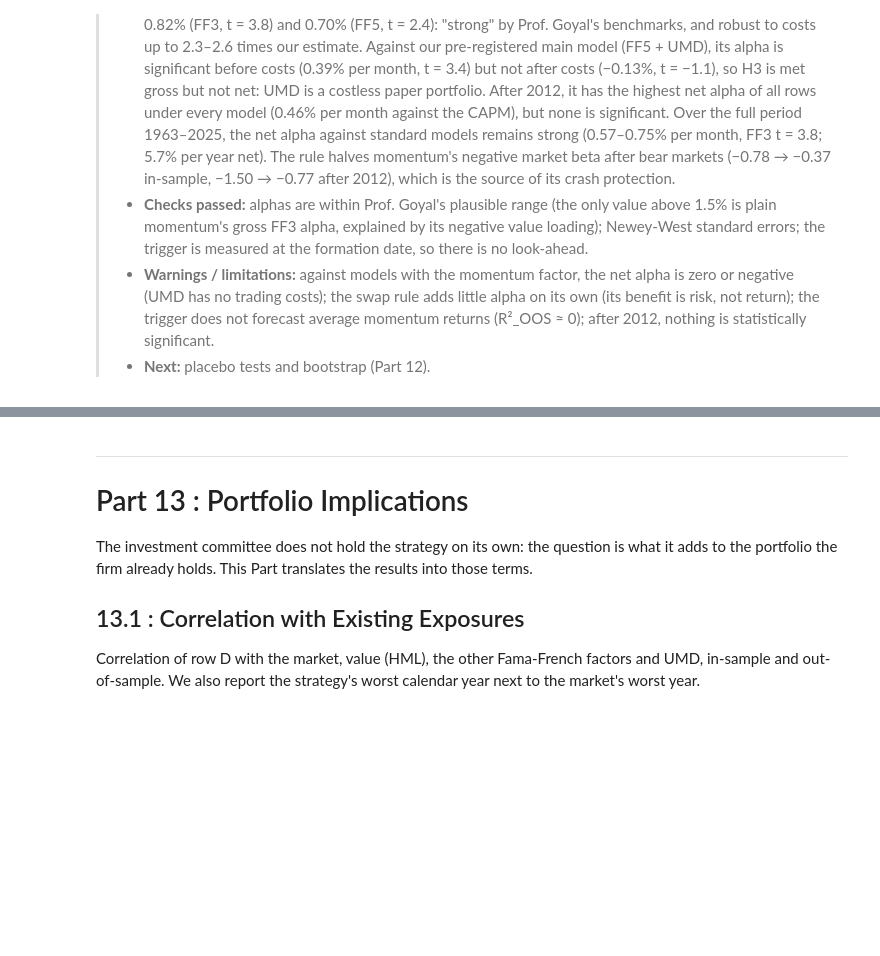
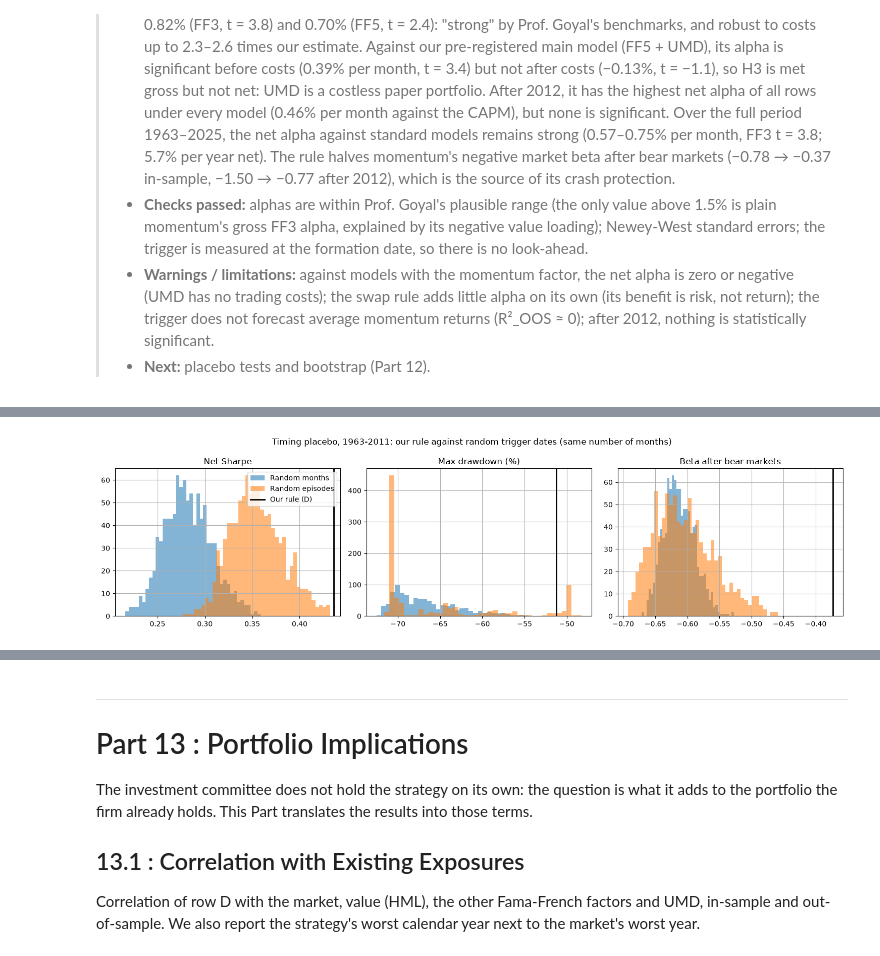
Before and after one commit to olol2/AppliedInvestments, a Jupyter notebook: Momentum_Robust_Notebook.ipynb, the cells around one changed output, grey strips where cells are left out. Saved outputs shown, nothing was run; the diff lists cells and outputs as text; code cells hidden in the pictures; blank space fills up the shorter version.

```diff
--- a/Momentum_Robust_Notebook.ipynb
+++ b/Momentum_Robust_Notebook.ipynb
@@ -2904,0 +2976,84 @@ Keep the same number of triggered months but place them at random dates, then re
+# %%
+def run_lengths(x):
+    x = np.asarray(x).astype(int)
+    starts = np.r_[0, np.flatnonzero(np.diff(x)) + 1]
+    return x[starts], np.diff(np.r_[starts, len(x)])
+
+def episode_shuffle(x, rng_):
+    """Reshuffle the lengths of 'on' episodes and of 'off' gaps, keeping their number and total."""
+    vals, lens = run_lengths(x)
+    on, off = rng_.permutation(lens[vals == 1]), rng_.permutation(lens[vals == 0])
+    if len(on) == 0:
+        return np.asarray(x).copy()
+    cur = 1 if len(on) > len(off) else 0 if len(off) > len(on) else int(rng_.integers(2))
+    seq, i_on, i_off = [], 0, 0
+    while i_on < len(on) or i_off < len(off):
+        if cur == 1:
+            seq.append(np.ones(on[i_on], int)); i_on += 1
+        else:
+            seq.append(np.zeros(off[i_off], int)); i_off += 1
+        cur = 1 - cur
+    return np.concatenate(seq)
+
+def timing_placebo(start, end, n_sim=N_SIM, seed=SEED + 1):
+    rng_p = np.random.default_rng(seed)
+    sel = (H >= start) & (H <= end)
+    p_true, prev_first = p_true_all[sel], p_prev_all[sel][0]
+    C = COST_PAIRS[sel]
+    rl, rs, rm = r_long.to_numpy()[sel], r_short.to_numpy()[sel], r_mkt.to_numpy()[sel]
+    mkt = factors["mkt_rf"].reindex(H).to_numpy()[sel]
+    bear_h = to_holding(bear)[sel]
+    X_pinv = np.linalg.pinv(np.column_stack([np.ones(sel.sum()), mkt, bear_h * mkt]))   # conditional beta (11.3)
+
+    def evaluate(P):
+        P_prev = np.vstack([np.full((1, P.shape[1]), prev_first), P[:-1]])
+        G = gross_swap(P, rl, rs, rm)
+        N = G - swap_costs(P, P_prev, C)
+        sg, sn, b = perf_stats(G), perf_stats(N), X_pinv @ G
+        return pd.DataFrame({"Gross Sharpe": sg["Sharpe"], "Net Sharpe": sn["Sharpe"],
+                             "Net mean (% p.a.)": sn["Mean (% p.a.)"], "Max drawdown (%)": sg["Max drawdown (%)"],
+                             "Worst month (%)": sg["Worst month (%)"], "Skewness": sg["Skewness"],
+                             "Beta after bear markets": b[1] + b[2]})
+
+    return {"true": evaluate(p_true[:, None]).iloc[0],
+            "refs": evaluate(np.column_stack([np.zeros_like(p_true), np.ones_like(p_true)])),
+            "Random months": evaluate(np.column_stack([rng_p.permutation(p_true) for _ in range(n_sim)])),
+            "Random episodes": evaluate(np.column_stack([episode_shuffle(p_true, rng_p) for _ in range(n_sim)])),
+            "n_triggered": int(p_true.sum()), "n_months": int(sel.sum())}
+
+def placebo_table(res):
+    rows = {}
+    for col, t in res["true"].items():          # every statistic: higher = better
+        row = {"Our rule (D)": t, "Never swap (A + buffer)": res["refs"].loc[0, col],
+               "Always swap (E)": res["refs"].loc[1, col]}
+        for name in ("Random months", "Random episodes"):
+            d = res[name][col]
+            row[f"{name}: median"] = d.median()
+            row[f"{name}: 5-95%"] = f"[{d.quantile(0.05):.2f}, {d.quantile(0.95):.2f}]"
+            row[f"{name}: p-value"] = (1 + (d >= t).sum()) / (1 + len(d))
+        rows[col] = row
+    return pd.DataFrame(rows).T
+
+placebo_res = {}
+for period, (start, end) in PERIODS_11.items():
+    placebo_res[period] = timing_placebo(start, end)
+    r = placebo_res[period]
+    print(f"\n{period}: rule on in {r['n_triggered']} of {r['n_months']} months; {N_SIM} placebos of each type")
+    tab = placebo_table(r)
+    display(tab.round(3))
+    tab.to_csv(OUTPUT / f"table_12_1_timing_placebo_{period.split()[0].lower()}.csv")
+
+# Distribution of the placebos, in-sample
+res_is = placebo_res["In-sample 1963-2011"]
+fig, axes = plt.subplots(1, 3, figsize=(15, 4))
+for ax, col in zip(axes, ["Net Sharpe", "Max drawdown (%)", "Beta after bear markets"]):
+    for name in ("Random months", "Random episodes"):
+        ax.hist(res_is[name][col], bins=40, alpha=0.55, label=name)
+    ax.axvline(res_is["true"][col], color="black", linewidth=2, label="Our rule (D)")
+    ax.set_title(col)
+axes[0].legend()
+fig.suptitle("Timing placebo, 1963-2011: our rule against random trigger dates (same number of months)")
+plt.tight_layout()
+plt.savefig(OUTPUT / "fig_12_1_timing_placebo.png", dpi=150, bbox_inches="tight")
+plt.show()
+# %% [output]
@@ -2904,0 +3078 @@ Keep the same number of triggered months but place them at random dates, then re
+[figure, added]
```
Also changed, not shown: parts of 17 cells of this notebook, 8 other files.
